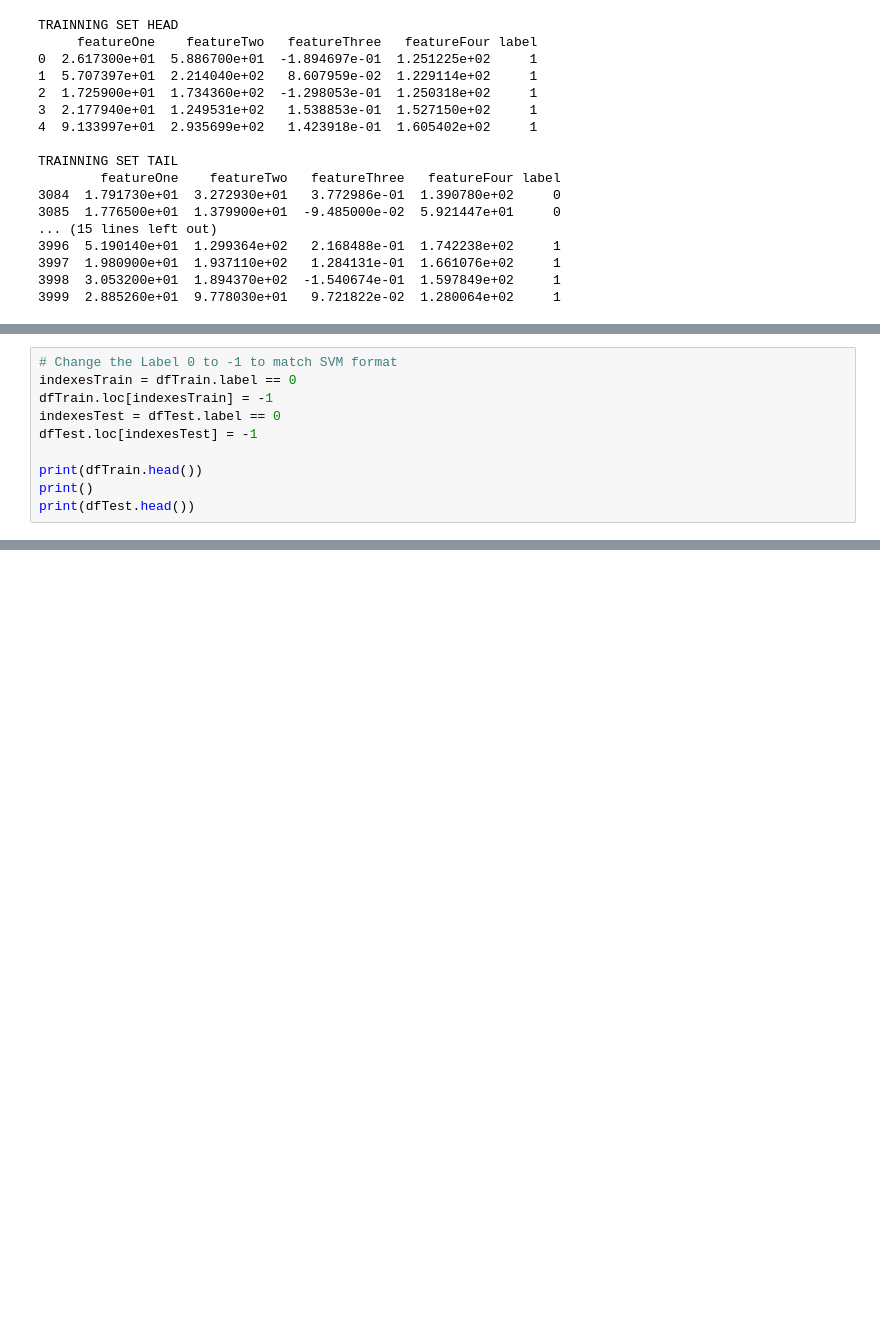
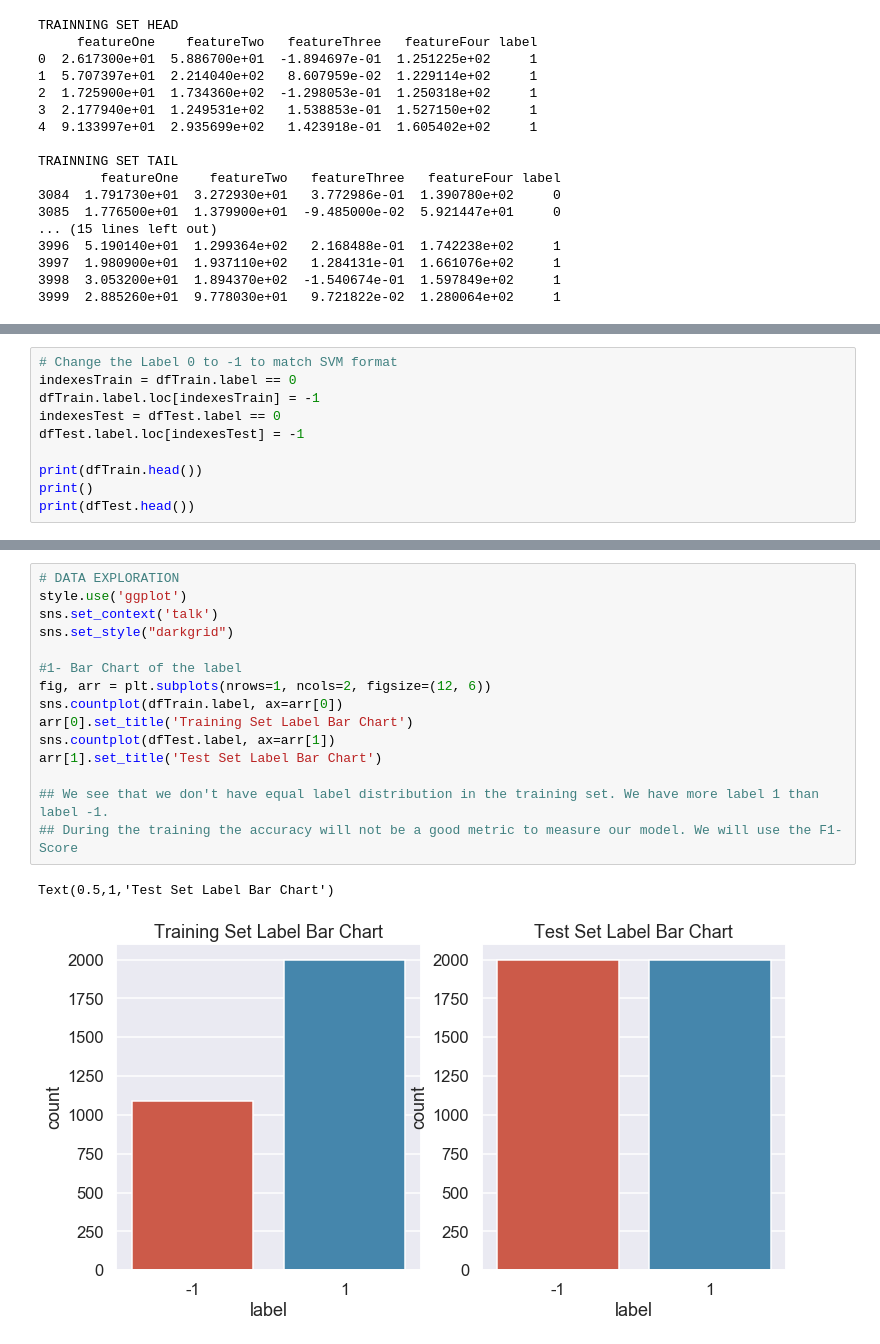
Before and after one commit to MiguelSteph/Pratical-Guide-To-SVM, a Jupyter notebook: code/preprocessing.ipynb, the cells around one changed output, grey strips where cells are left out. Saved outputs shown, nothing was run; the diff lists cells and outputs as text; blank space fills up the shorter version.

Commit message:
Data Exploration: closed #4

```diff
--- a/code/preprocessing.ipynb
+++ b/code/preprocessing.ipynb
@@ -224,9 +227,9 @@ None
 # %%
 # Change the Label 0 to -1 to match SVM format
 indexesTrain = dfTrain.label == 0
-dfTrain.loc[indexesTrain] = -1
+dfTrain.label.loc[indexesTrain] = -1
 indexesTest = dfTest.label == 0
-dfTest.loc[indexesTest] = -1
+dfTest.label.loc[indexesTest] = -1
 
 print(dfTrain.head())
 print()
@@ -247,0 +255,18 @@ print(dfTest.head())
+# %%
+# DATA EXPLORATION
+style.use('ggplot')
+sns.set_context('talk')
+sns.set_style("darkgrid")
+
+#1- Bar Chart of the label
+fig, arr = plt.subplots(nrows=1, ncols=2, figsize=(12, 6))
+sns.countplot(dfTrain.label, ax=arr[0])
+arr[0].set_title('Training Set Label Bar Chart')
+sns.countplot(dfTest.label, ax=arr[1])
+arr[1].set_title('Test Set Label Bar Chart')
+
+## We see that we don't have equal label distribution in the training set. We have more label 1 than label -1.
+## During the training the accuracy will not be a good metric to measure our model. We will use the F1-Score
+# %% [output]
+Text(0.5,1,'Test Set Label Bar Chart')
+[figure, added]
```
Also changed, not shown: parts of 14 cells of this notebook, 4 other files.
